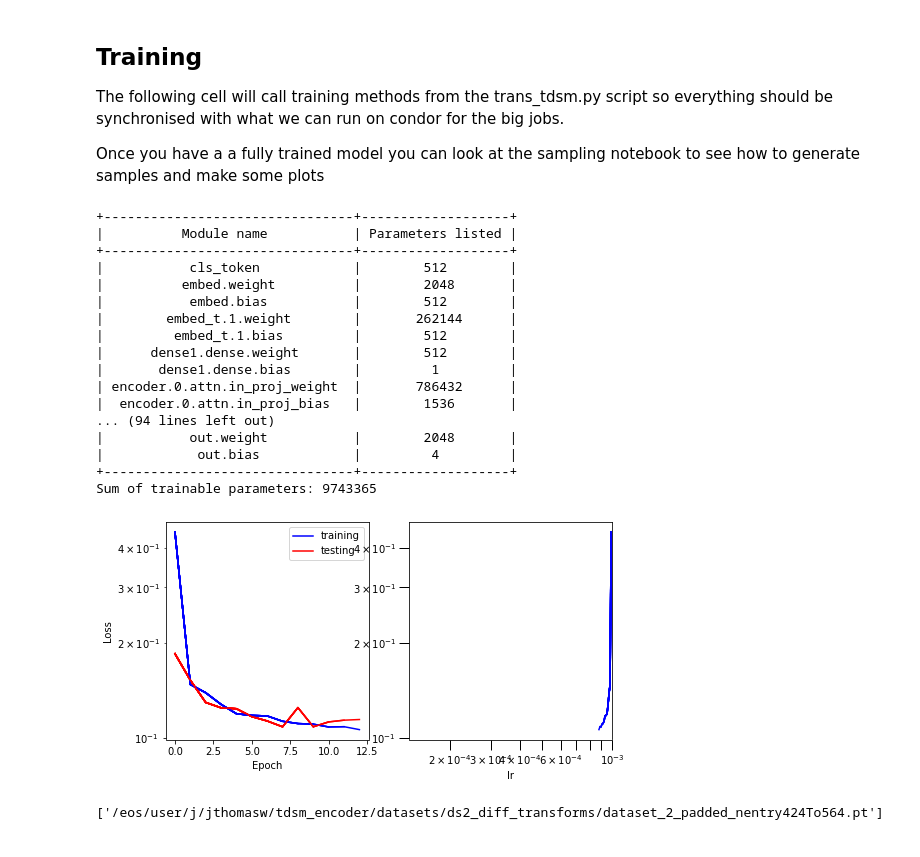
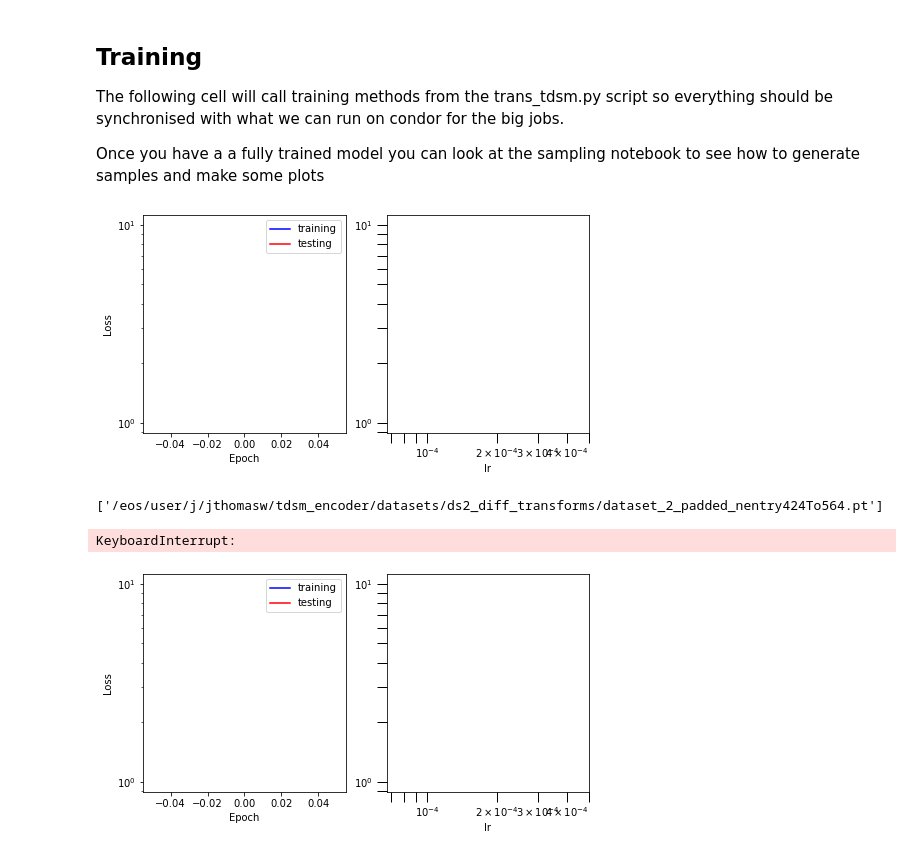
Before and after one commit to vincentchen566/tdsm_encoder, a Jupyter notebook: notebooks/5_training.ipynb, the cells around one changed output. Cells and saved outputs as stored; diff of their text form; code cells hidden in the pictures.

```diff
--- a/notebooks/5_training.ipynb
+++ b/notebooks/5_training.ipynb
@@ -49,8 +49,8 @@ workingdir = "./"
 ### SDE PARAMETERS ###
 SDE = 'VP'
 if SDE == 'VP':
-    beta_max = 5.0
-    beta_min = 0.001
+    beta_max = 1.0
+    beta_min = 0.01
 if SDE == 'VE':
     sigma_max = 20.0
     sigma_min = 0.1
@@ -135,7 +135,7 @@ batch_size = 128
 n_epochs = 200
 epochs = tqdm.notebook.trange(n_epochs)
 # Setup exponentially decaying learning rate
-initial_lr = 1e-3
+initial_lr = 5e-4
 
 ### Model ###
 model = score_model.Gen(n_feat_dim, embed_dim, hidden_dim, num_encoder_blocks, num_attn_heads, dropout_gen, marginal_prob_std=marginal_prob_std_fn)
@@ -145,16 +145,6 @@ model.load_state_dict(state_dict)
 ### optimiser ###
 optimiser = RAdam(model.parameters(),lr=initial_lr)
 scheduler = lr_scheduler.ExponentialLR(optimiser, gamma=0.99)
-
-table = PrettyTable(['Module name', 'Parameters listed'])
-t_params = 0
-for name_ , para_ in model.named_parameters():
-    if not para_.requires_grad: continue
-    param = para_.numel()
-    table.add_row([name_, param])
-    t_params+=param
-print(table)
-print(f'Sum of trainable parameters: {t_params}')
 
 output_directory = workingdir+'/training_'+datetime.now().strftime('%Y%m%d_%H%M')+'_'+preproc_dataset_name+'/'
 if not os.path.exists(output_directory):
@@ -221,7 +211,7 @@ for epoch in epochs:
             # Zero any gradients from previous steps
             optimiser.zero_grad()
             # Loss average for each batch
-            loss = score_model.loss_fn(model, shower_data, incident_energies, marginal_prob_std_fn, padding_value, device=device)
+            loss = score_model.loss_fn(model, shower_data, incident_energies, marginal_prob_std_fn, padding_value, device=device, addmask=1)
             # Accumulate batch loss per epoch
             cumulative_epoch_loss+=float(loss)
             # collect dL/dx for any parameters (x) which have requires_grad = True via: x.grad += dL/dx
@@ -235,51 +225,36 @@ for epoch in epochs:
                 model.eval()
                 shower_data = shower_data.to(device)
                 incident_energies = incident_energies.to(device)
-                test_loss = score_model.loss_fn(model, shower_data, incident_energies, marginal_prob_std_fn, padding_value, device=device)
+                test_loss = score_model.loss_fn(model, shower_data, incident_energies, marginal_prob_std_fn, padding_value, device=device, addmask=1)
                 cumulative_test_epoch_loss+=float(test_loss)
 
     # Calculate average loss per epoch
     av_training_losses_per_epoch.append(cumulative_epoch_loss/training_batches_per_epoch)
     av_testing_losses_per_epoch.append(cumulative_test_epoch_loss/testing_batches_per_epoch)
 
     lr_ = optimiser.param_groups[0]['lr']
     epochs.set_description('Average Loss: {:5f}(Train) {:5f}(Test) {:5f}(lr)'.format(cumulative_epoch_loss/training_batches_per_epoch, cumulative_test_epoch_loss/testing_batches_per_epoch, lr_))
     ax[0].plot(av_training_losses_per_epoch[1:], c='blue', label='training')
     ax[0].plot(av_testing_losses_per_epoch[1:], c='red', label='testing')
 
     # End of epoch, change the learning rate
     before_lr = optimiser.param_groups[0]['lr']
     scheduler.step()
     after_lr = optimiser.param_groups[0]['lr']
     lrs_.append(before_lr)
     ax[1].plot(lrs_[1:], av_training_losses_per_epoch[1:], c='blue')
     if epoch == 0:
         ax[0].legend(loc='upper right')
     dh.update(fig)
     if n_epochs%5 == 0:
         torch.save(model.state_dict(), output_directory+'ckpt_tmp_'+str(epoch)+'.pth')
 
 fig.savefig(output_directory+'loss_v_epoch.png')
 torch.save(model.state_dict(), output_directory+'ckpt_tmp_'+str(epoch)+'.pth')
 
 util.display.plot_loss_vs_epoch(eps_, av_training_losses_per_epoch, av_testing_losses_per_epoch, odir=output_directory, zoom=True)
 # %% [output]
+[figure, new version]
-+--------------------------------+-------------------+
-|          Module name           | Parameters listed |
-+--------------------------------+-------------------+
-|           cls_token            |        512        |
-|          embed.weight          |        2048       |
-|           embed.bias           |        512        |
-|        embed_t.1.weight        |       262144      |
-|         embed_t.1.bias         |        512        |
-|      dense1.dense.weight       |        512        |
-|       dense1.dense.bias        |         1         |
-| encoder.0.attn.in_proj_weight  |       786432      |
-|  encoder.0.attn.in_proj_bias   |        1536       |
-... (94 lines left out)
-|           out.weight           |        2048       |
-|            out.bias            |         4         |
-+--------------------------------+-------------------+
-Sum of trainable parameters: 9743365
+['/eos/user/j/jthomasw/tdsm_encoder/datasets/ds2_diff_transforms/dataset_2_padded_nentry424To564.pt']
-[figure, old version]
-['/eos/user/j/jthomasw/tdsm_encoder/datasets/ds2_diff_transforms/dataset_2_padded_nentry424To564.pt']
+KeyboardInterrupt:
+[figure, added]
```
Also changed, not shown: parts of 1 cell of this notebook, 4 other files.
